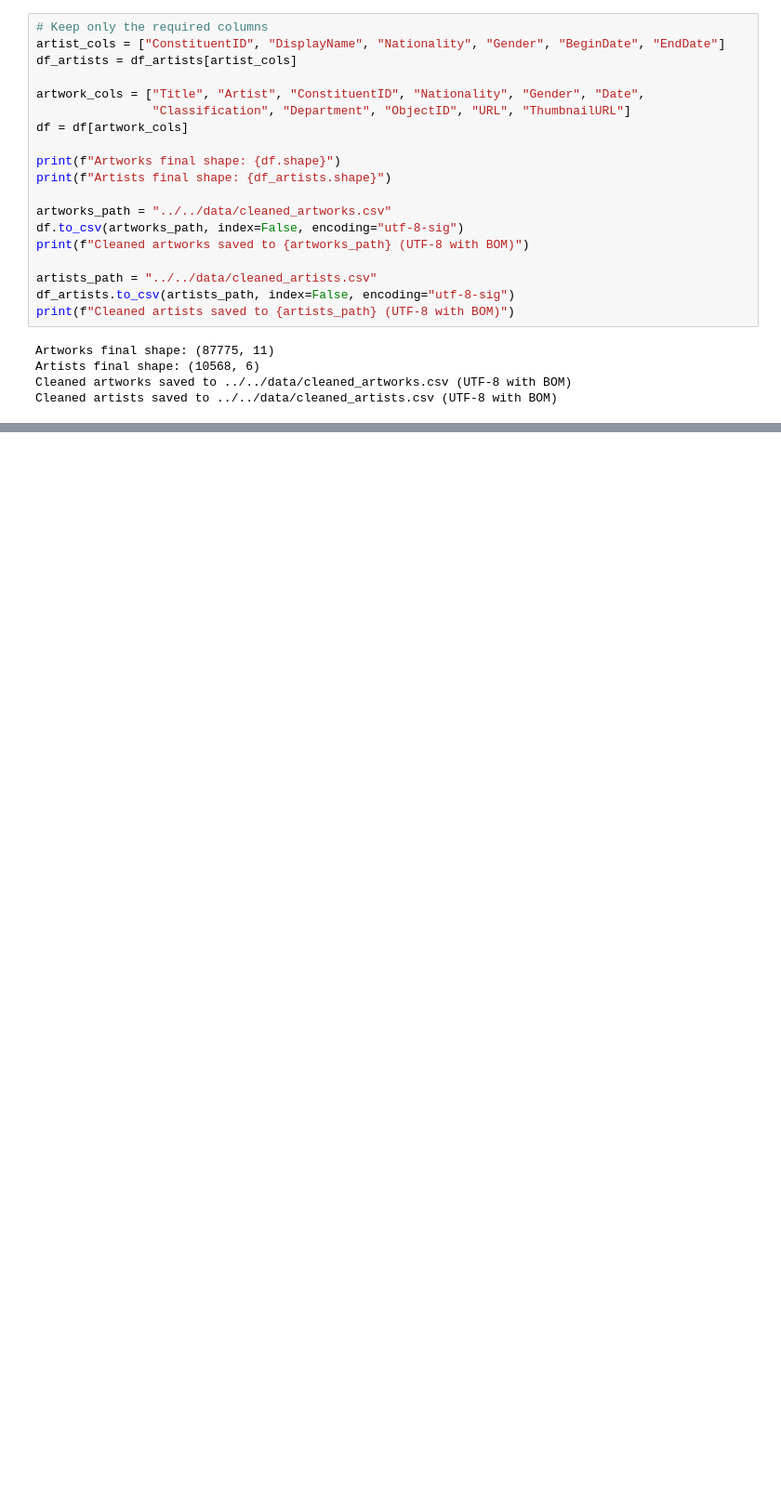
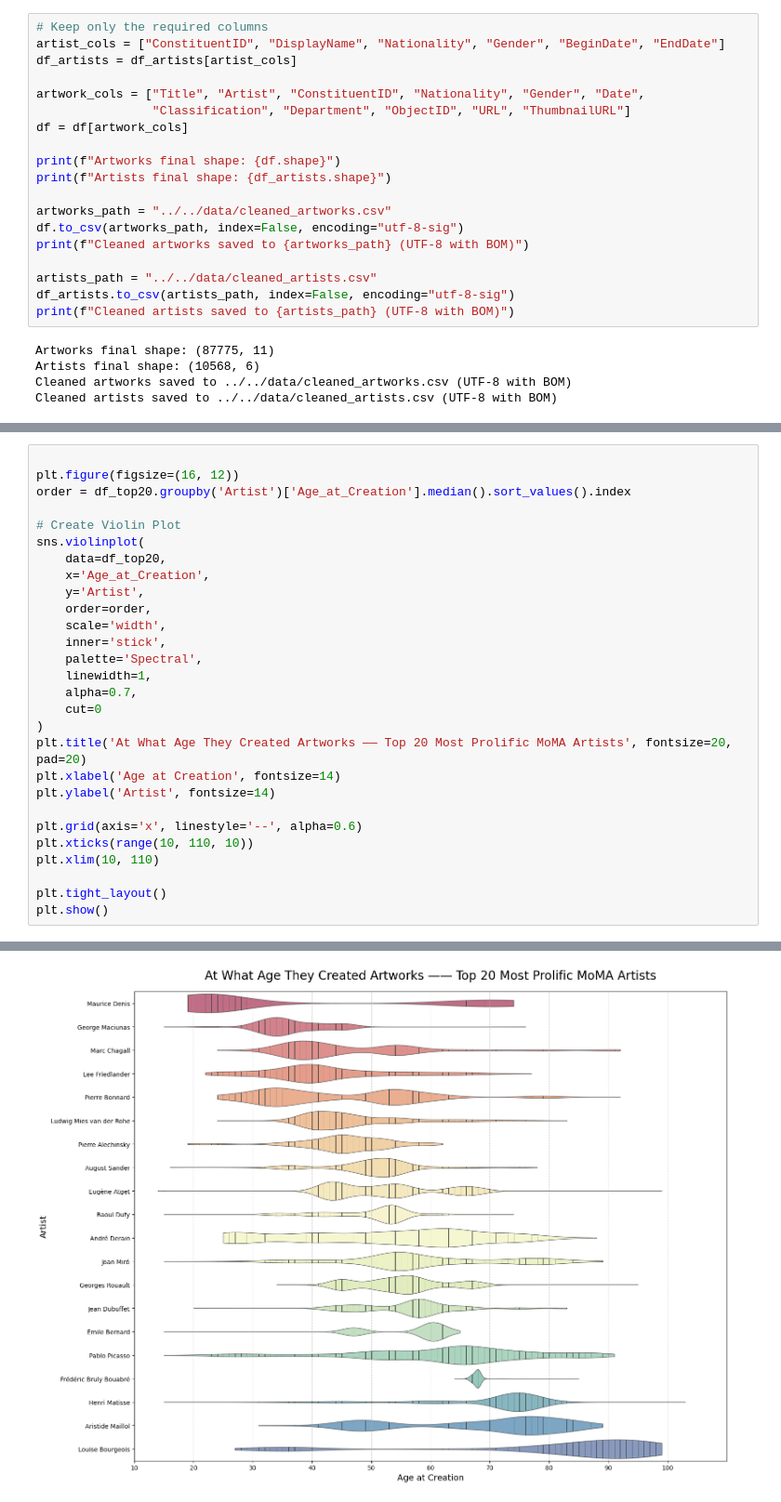
Before and after one commit to com-480-data-visualization/Extra-Crispy, a Jupyter notebook: milestones/milestone1/milestone1.ipynb, the cells around one changed output, grey strips where cells are left out. Shown at 93% size. Saved outputs shown, nothing was run; the diff lists cells and outputs as text; blank space fills up the shorter version.

```diff
--- a/milestones/milestone1/milestone1.ipynb
+++ b/milestones/milestone1/milestone1.ipynb
@@ -220,0 +456,29 @@ Cleaned artists saved to ../../data/cleaned_artists.csv (UTF-8 with BOM)
+# %%
+
+plt.figure(figsize=(16, 12))
+order = df_top20.groupby('Artist')['Age_at_Creation'].median().sort_values().index
+
+# Create Violin Plot
+sns.violinplot(
+    data=df_top20,
+    x='Age_at_Creation',
+    y='Artist',
+    order=order,
+    scale='width',
+    inner='stick',
+    palette='Spectral',
+    linewidth=1,
+    alpha=0.7,
+    cut=0
+)
+plt.title('At What Age They Created Artworks —— Top 20 Most Prolific MoMA Artists', fontsize=20, pad=20)
+plt.xlabel('Age at Creation', fontsize=14)
+plt.ylabel('Artist', fontsize=14)
+
+plt.grid(axis='x', linestyle='--', alpha=0.6)
+plt.xticks(range(10, 110, 10))
+plt.xlim(10, 110)
+
+plt.tight_layout()
+plt.show()
+# %% [output]
@@ -220,0 +492 @@ Cleaned artists saved to ../../data/cleaned_artists.csv (UTF-8 with BOM)
+[figure, added]
```
Also changed, not shown: parts of 51 cells of this notebook, 15 other files.
